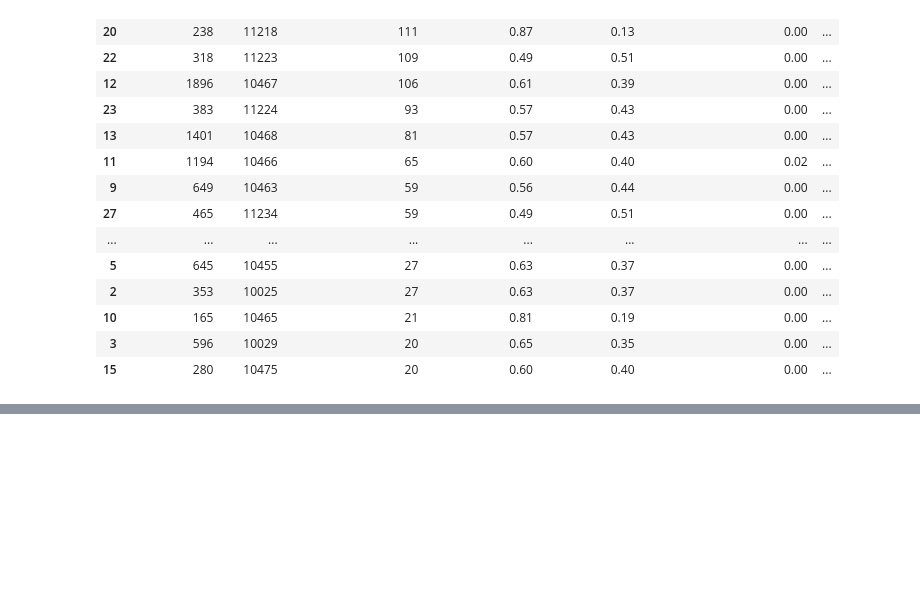
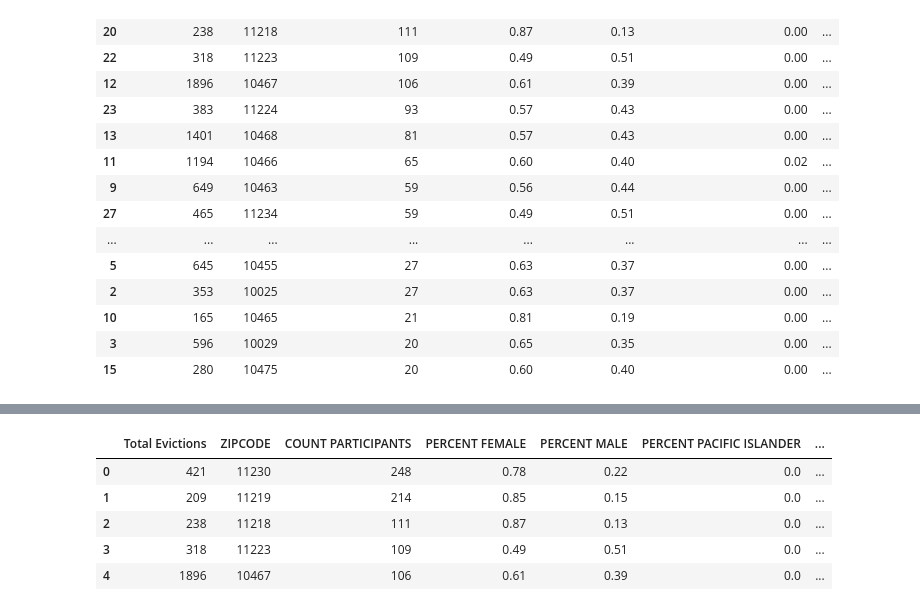
Before and after one commit to tmbiro/Crowdfunding_ETL, a Jupyter notebook: ETL_DataCleaning.ipynb, the cells around one changed output, grey strips where cells are left out. Drawn from its saved outputs; the diff is of its cells as text; code cells hidden in the pictures; blank space fills up the shorter version.

Commit message:
Database Load Updated

```diff
--- a/ETL_DataCleaning.ipynb
+++ b/ETL_DataCleaning.ipynb
@@ -147,0 +148,5 @@ combined_df.to_csv('Resources/NYC_Evictions_Demographics.csv')
+# %%
+#connect local database
+
+connection_string = "./Resources/Evictions.sqlite"
+engine = create_engine(f"sqlite:///{connection_string}")
@@ -147,0 +157,9 @@ combined_df.to_csv('Resources/NYC_Evictions_Demographics.csv')
+# %%
+pd.read_sql_query('SELECT * FROM "EvictionDemographics" LIMIT 5', con=engine)
+# %% [output]
+|  | Total Evictions | ZIPCODE | COUNT PARTICIPANTS | PERCENT FEMALE | PERCENT MALE | PERCENT PACIFIC ISLANDER | ... |
+| 0 | 421 | 11230 | 248 | 0.78 | 0.22 | 0.0 | ... |
+| 1 | 209 | 11219 | 214 | 0.85 | 0.15 | 0.0 | ... |
+| 2 | 238 | 11218 | 111 | 0.87 | 0.13 | 0.0 | ... |
+| 3 | 318 | 11223 | 109 | 0.49 | 0.51 | 0.0 | ... |
+| 4 | 1896 | 10467 | 106 | 0.61 | 0.39 | 0.0 | ... |
```
Also changed, not shown: parts of 4 cells of this notebook, 1 other file.
